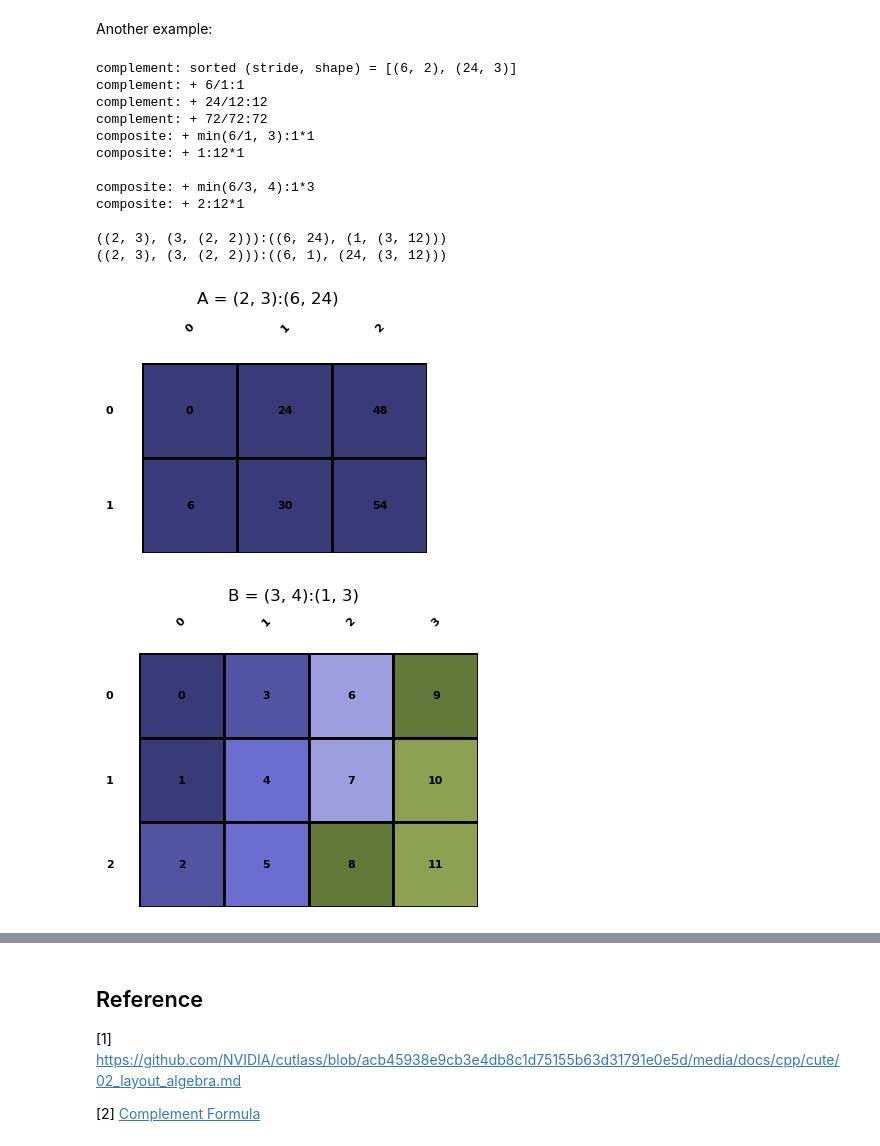
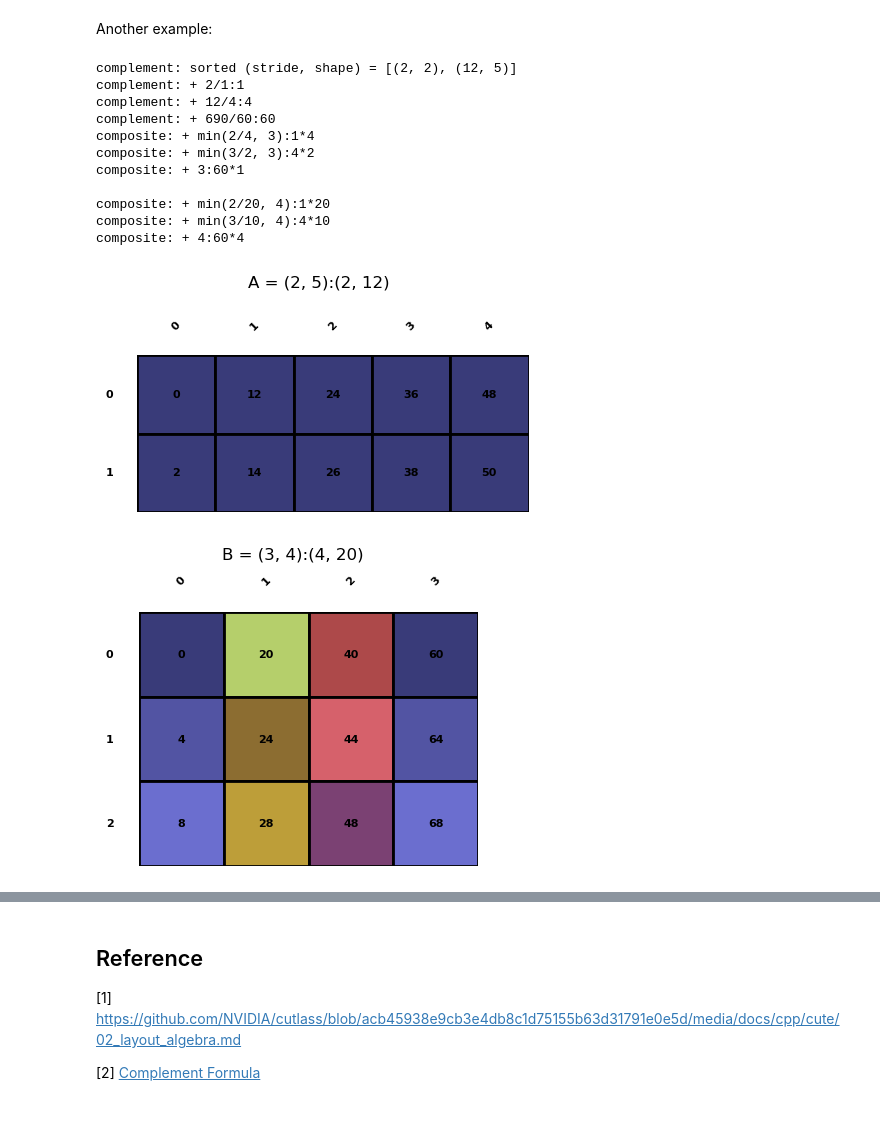
Before and after one commit to w32zhong/simp-intelligence, a Jupyter notebook: simp_intelligence/math/layout_product.ipynb, the cells around one changed output, grey strips where cells are left out. Cells and saved outputs as stored; diff of their text form; code cells hidden in the pictures; blank space fills up the shorter version.

Commit message:
visualize size bug, tiled_color_map, and update layout_product.ipynb examples.

```diff
--- a/simp_intelligence/math/layout_product.ipynb
+++ b/simp_intelligence/math/layout_product.ipynb
@@ -183,20 +174,23 @@ def example3_color_map(index, cycle=None):
 # %%
-A = Layout.from_string('(2,3):(6,24)').visualize('A', color_map=example3_color_map)
-B = Layout.from_string('(3,4):(1,3)').visualize('B', color_cycle=2)
-print(A.logical_product(B, visualize_steps=True, verbose=True, color_map=example3_color_map))
-print(A.blocked_product(B).visualize(r'$A \boxtimes B$', color_map=example3_color_map))
+A = Layout.from_string('(2,5):(2,12)')
+B = Layout.from_string('(3,4):(4,20)')
+C = A.logical_product(B)
+color_map = tiled_color_map(A, C)
+A.visualize('A', color_map=color_map)
+B.visualize('B', color_cycle=3)
+_ = A.logical_product(B, visualize_steps=True, verbose=True, color_map=color_map)
+_ = A.blocked_product(B).visualize(r'$A \boxtimes B$', color_map=color_map)
 # %% [output]
-complement: sorted (stride, shape) = [(6, 2), (24, 3)]
-complement: + 6/1:1
-complement: + 24/12:12
-complement: + 72/72:72
-composite: + min(6/1, 3):1*1
-composite: + 1:12*1
+complement: sorted (stride, shape) = [(2, 2), (12, 5)]
+complement: + 2/1:1
+complement: + 12/4:4
+complement: + 690/60:60
+composite: + min(2/4, 3):1*4
+composite: + min(3/2, 3):4*2
+composite: + 3:60*1
 
-composite: + min(6/3, 4):1*3
-composite: + 2:12*1
-
-((2, 3), (3, (2, 2))):((6, 24), (1, (3, 12)))
-((2, 3), (3, (2, 2))):((6, 1), (24, (3, 12)))
+composite: + min(2/20, 4):1*20
+composite: + min(3/10, 4):4*10
+composite: + 4:60*4
-[figure, old version]
+[figure, new version]
-[figure, old version]
+[figure, new version]
```
Also changed, not shown: parts of 3 cells of this notebook, 1 other file.
